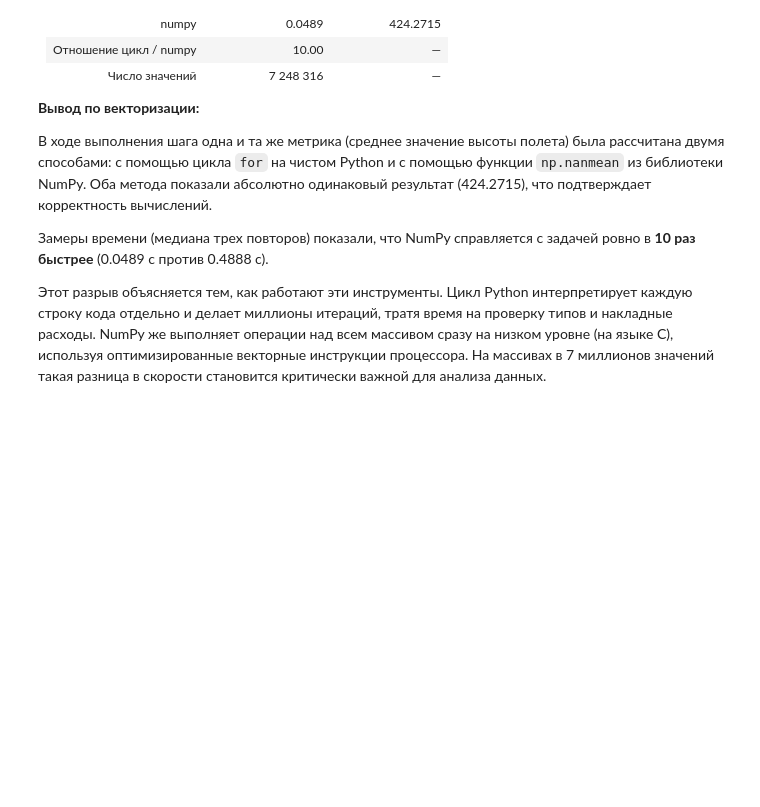
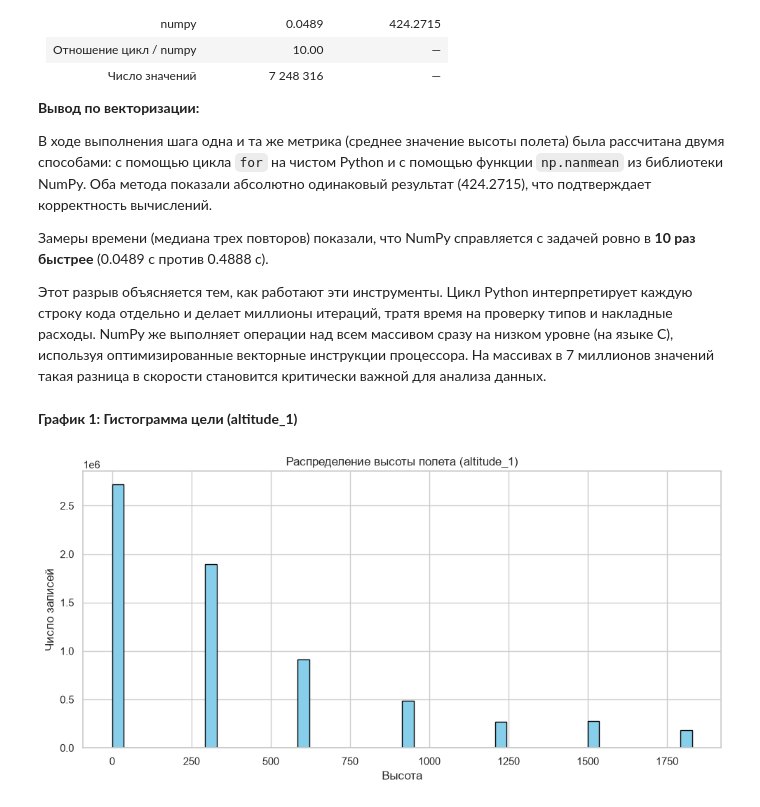
Before and after one commit to smitila9-maker/data-analysis-lab1, a Jupyter notebook: notebooks/06_eda.ipynb, the cells around one changed output. Cells and saved outputs as stored; diff of their text form; code cells hidden in the pictures; blank space fills up the shorter version.

Commit message:
feat: add six EDA plots and conclusions for step 8

```diff
--- a/notebooks/06_eda.ipynb
+++ b/notebooks/06_eda.ipynb
@@ -338,3 +338,24 @@ print(f"Число значений: {len(values)}")
 Замеры времени (медиана трех повторов) показали, что NumPy справляется с задачей ровно в **10 раз быстрее** (0.0489 с против 0.4888 с).
 
 Этот разрыв объясняется тем, как работают эти инструменты. Цикл Python интерпретирует каждую строку кода отдельно и делает миллионы итераций, тратя время на проверку типов и накладные расходы. NumPy же выполняет операции над всем массивом сразу на низком уровне (на языке C), используя оптимизированные векторные инструкции процессора. На массивах в 7 миллионов значений такая разница в скорости становится критически важной для анализа данных.
+# %%
+import matplotlib.pyplot as plt
+import seaborn as sns
+
+# Настройка стиля для красивых графиков
+sns.set_theme(style="whitegrid")
+plt.rcParams['figure.figsize'] = (10, 5)
+# %% [markdown]
+**График 1: Гистограмма цели (altitude_1)**
+# %%
+fig, ax = plt.subplots()
+# Ограничим диапазон до 2000, чтобы убрать длинный хвост и увидеть основную массу
+df['altitude_1'].dropna().loc[lambda x: x < 2000].hist(bins=50, ax=ax, color='skyblue', edgecolor='black')
+ax.set_title('Распределение высоты полета (altitude_1)')
+ax.set_xlabel('Высота')
+ax.set_ylabel('Число записей')
+plt.tight_layout()
+plt.savefig('../plots/01_hist.png', dpi=150)
+plt.show()
+# %% [output]
+[figure, added]
```
Also changed, not shown: parts of 18 cells of this notebook, 3 other files.
